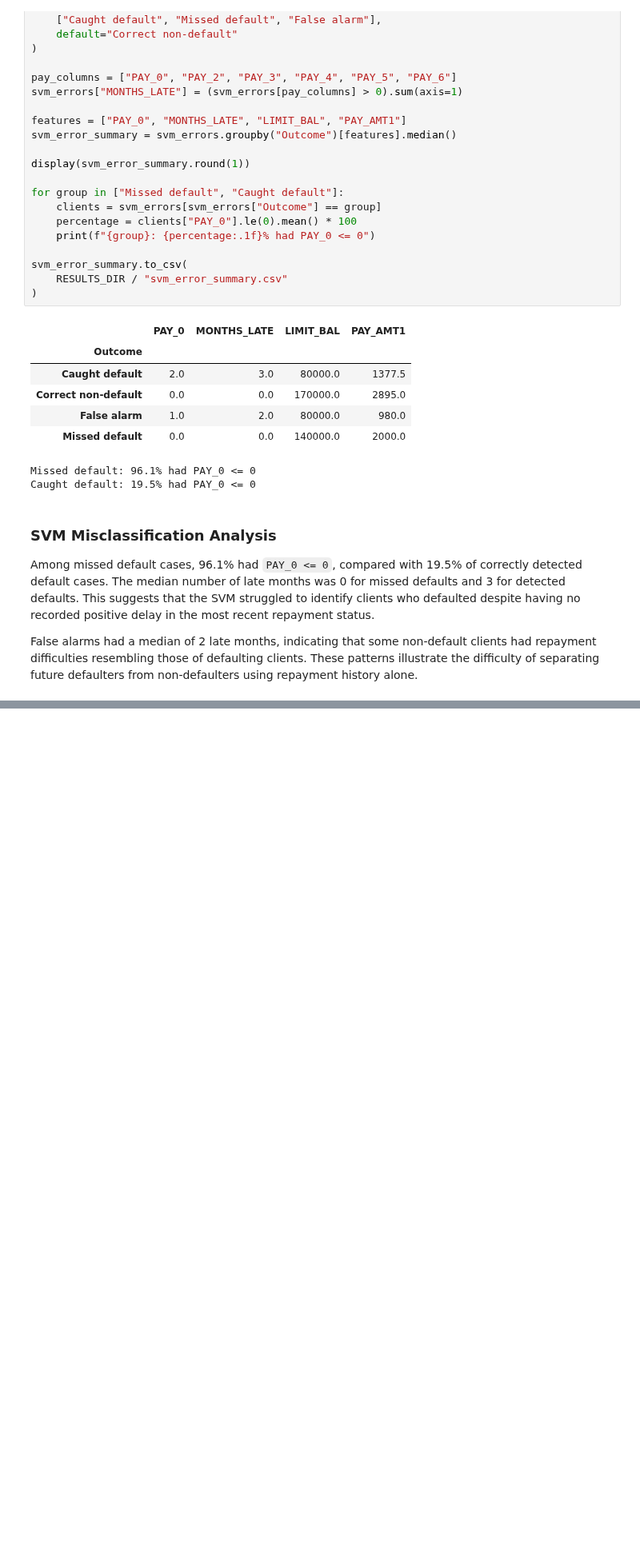
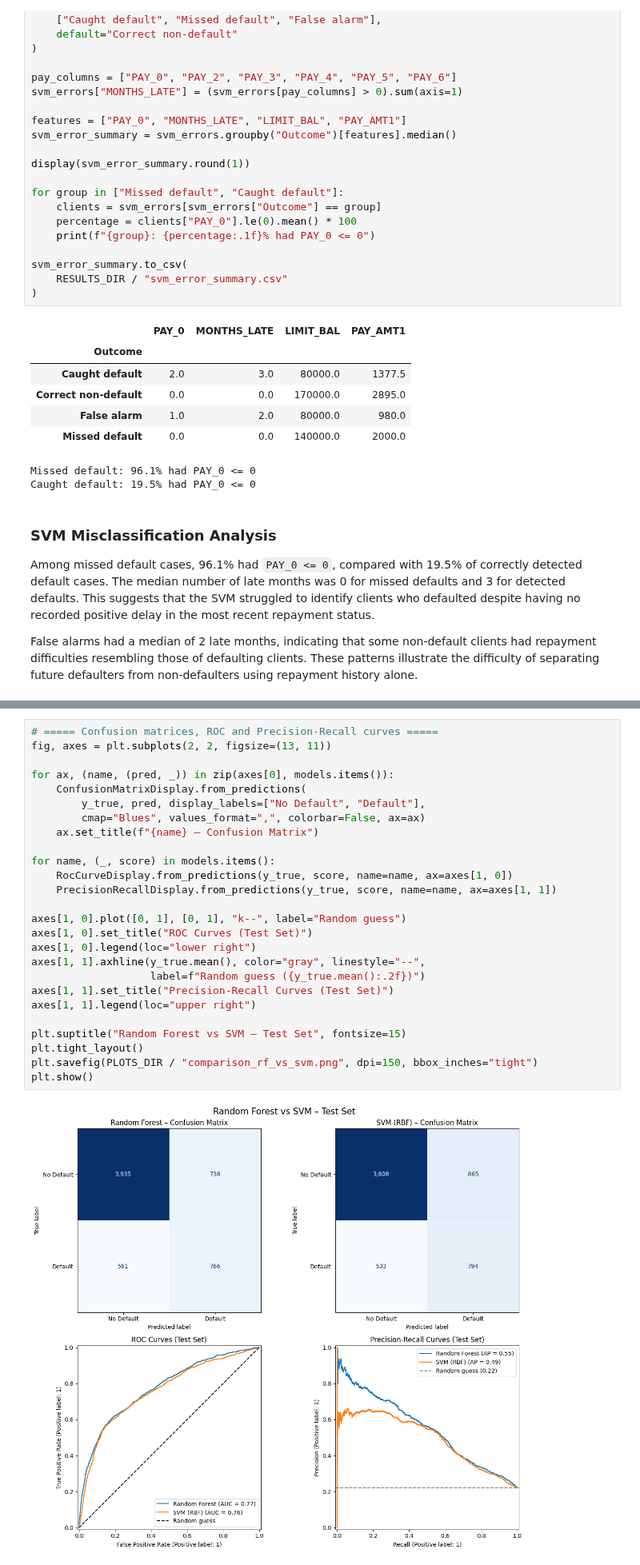
Before and after one commit to r-raghad/SWE485-Project-Group1, a Jupyter notebook: Phase1_Supervised_Learning.ipynb, the cells around one changed output, grey strips where cells are left out. Shown at 80% size. Cells and saved outputs as stored; diff of their text form; blank space fills up the shorter version.

Commit message:
Add model comparison and conclusion (Member 7)

```diff
--- a/Phase1_Supervised_Learning.ipynb
+++ b/Phase1_Supervised_Learning.ipynb
@@ -978,0 +1081,28 @@ files.download(str(final_zip))
+# %%
+# ===== Confusion matrices, ROC and Precision-Recall curves =====
+fig, axes = plt.subplots(2, 2, figsize=(13, 11))
+
+for ax, (name, (pred, _)) in zip(axes[0], models.items()):
+    ConfusionMatrixDisplay.from_predictions(
+        y_true, pred, display_labels=["No Default", "Default"],
+        cmap="Blues", values_format=",", colorbar=False, ax=ax)
+    ax.set_title(f"{name} – Confusion Matrix")
+
+for name, (_, score) in models.items():
+    RocCurveDisplay.from_predictions(y_true, score, name=name, ax=axes[1, 0])
+    PrecisionRecallDisplay.from_predictions(y_true, score, name=name, ax=axes[1, 1])
+
+axes[1, 0].plot([0, 1], [0, 1], "k--", label="Random guess")
+axes[1, 0].set_title("ROC Curves (Test Set)")
+axes[1, 0].legend(loc="lower right")
+axes[1, 1].axhline(y_true.mean(), color="gray", linestyle="--",
+                   label=f"Random guess ({y_true.mean():.2f})")
+axes[1, 1].set_title("Precision-Recall Curves (Test Set)")
+axes[1, 1].legend(loc="upper right")
+
+plt.suptitle("Random Forest vs SVM – Test Set", fontsize=15)
+plt.tight_layout()
+plt.savefig(PLOTS_DIR / "comparison_rf_vs_svm.png", dpi=150, bbox_inches="tight")
+plt.show()
+# %% [output]
+[figure, added]
```
Also changed, not shown: parts of 15 cells of this notebook.
